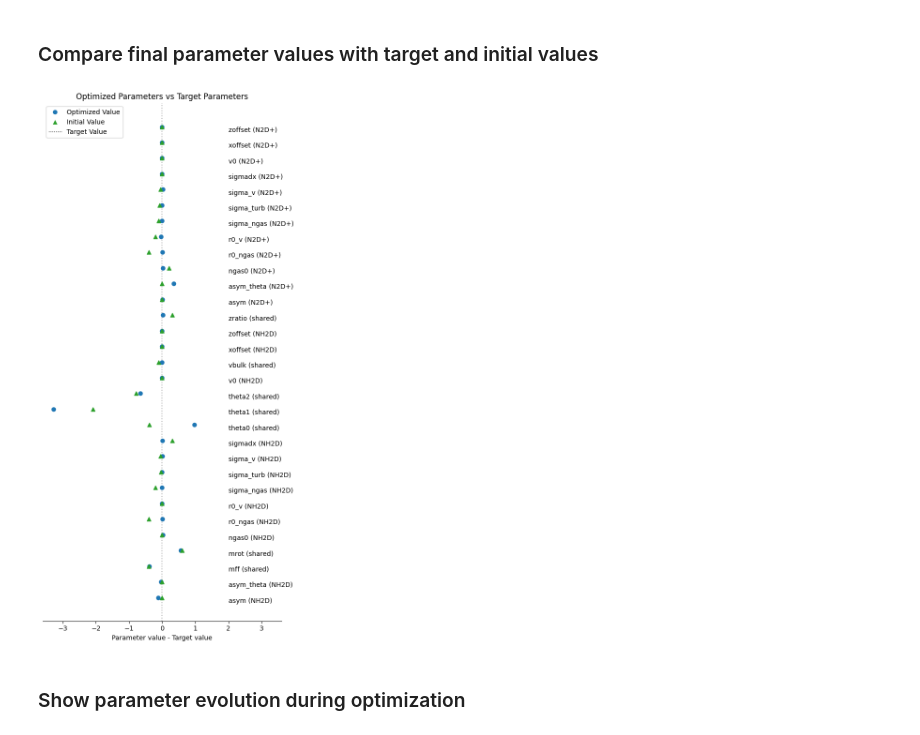
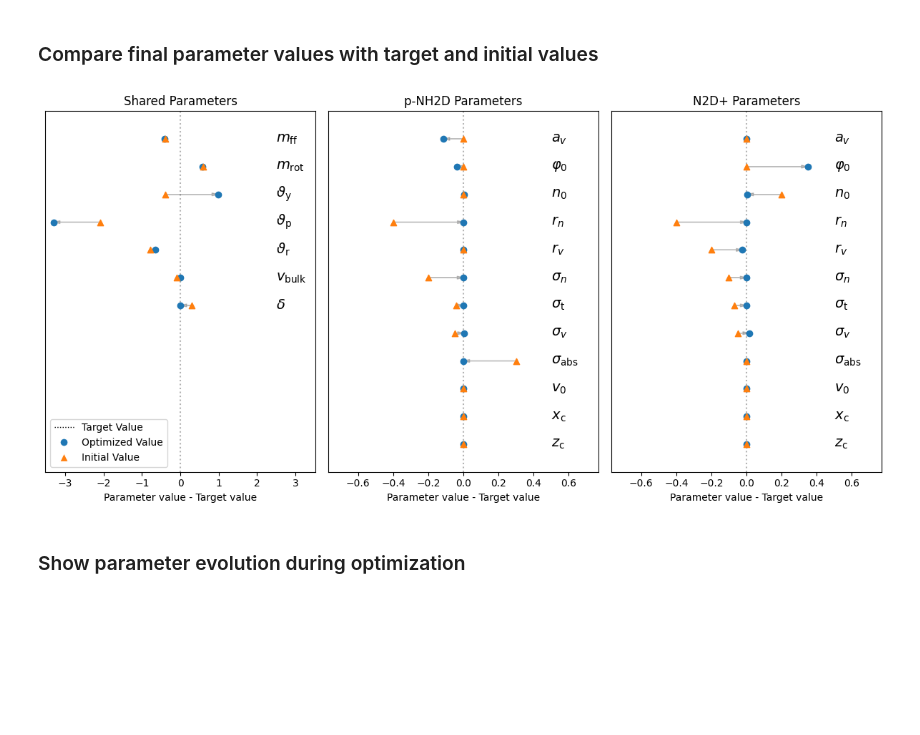
Before and after one commit to tgrassi/ppv_jax_public, a Jupyter notebook: test.ipynb, the cells around one changed output. Saved outputs shown, nothing was run; the diff lists cells and outputs as text; code cells hidden in the pictures; blank space fills up the shorter version.

```diff
--- a/test.ipynb
+++ b/test.ipynb
@@ -25,6 +27,6 @@ Load spectroscopic data from a PySpecKit model file
 # %%
 # define molecules to analyze
-molecules = ["NH2D", "N2D+"]
+molecules = ["p-NH2D", "N2D+"]
 
 # load line data for each molecule
 vprof_neutral, Iprof_neutral, freq0_neutral = get_lines(molecules[0])
@@ -32,3 +34,5 @@ vprof_ion, Iprof_ion, freq0_ion = get_lines(molecules[1])
 
 # define velocity channels for spectra
 vchans = jnp.linspace(velocity_channel_min, velocity_channel_max, number_of_velocity_channels)
+
+print("Spectral resolution (m/s): ", (vchans[1] - vchans[0])*1e3)
@@ -148,8 +177,8 @@ plot_profiles(models_init, molecules)
 # %%
-optimized_params = init_params
 params_history = {k: [v] for k, v in init_params.items()}
 
-optimized_params, ppvs_optimized, ems, optimized_models, params_history, loss_history = optimize(optimized_params, ppvs_target, model_args,
-                                                                                         learning_rate=1e-4, epochs=int(1e5), params_history=params_history,
+print("It takes a while to compile before starting optimization because JAX needs to compile the functions...")
+optimized_params, ppvs_optimized, ems, optimized_models, params_history, loss_history = optimize(init_params, ppvs_target, model_args,
+                                                                                         learning_rate=1e-4, params_history=params_history,
                                                                                          loss_target=loss_target)
 # %% [output]
@@ -251,56 +295,66 @@ plt.show()
 # %% [markdown]
 ### Compare final parameter values with target and initial values
 # %%
-fig = plt.figure(figsize=(6, 12))
+fig, axs = plt.subplots(1, 3, figsize=(12, 6))
 
-vmax = 0e0
-icount = 0
+vmax = [3.2, 0.7, 0.7]
+tpos = [2.5, 0.5, 0.5]
+acount = np.zeros_like(axs)
 for i in range(2):
-    for k in optimized_params.keys():
+    for k in sorted(optimized_params.keys()):
         ph = params_history[k]
         ph_target = target_params[k]
         ph_init = init_params[k]
         if type(ph[0]) != float:
             v = ph[-1][i]
             v_target = ph_target[i]
             v_init = ph_init[i]
-            lab = f"{k} ({molecules[i]})"
+            idx = i + 1
         else:
             if i >= 1:
                 continue
             v = ph[-1]
             v_target = ph_target
             v_init = ph_init
-            lab = f"{k} (shared)"
-        plt.scatter([v - v_target], [icount], color="tab:blue")
+            idx = 0
+
+        lab = f"{latex[k]}"
+        icount = -acount[idx]
+        ax = axs[idx]
+        acount[idx] += 1  # just to use idx variable
+
+        ax.scatter([v - v_target], [icount], color="tab:blue")
         #plt.scatter([icount], [v_target], color="tab:orange", marker='x')
-        plt.scatter([v_init - v_target], [icount], color="tab:green", marker='^')
-        plt.text(2., icount, lab, rotation=0, va='top', ha='left')
+        ax.scatter([v_init - v_target], [icount], color="tab:orange", marker='^')
+        ax.text(tpos[idx], icount, lab, rotation=0, va='center', ha='left', fontsize=14)
 
-        vmax = max(vmax, abs(v - v_target), abs(v_init - v_target))
+        dv = v - v_init
+        if abs(dv) > vmax[idx]*0.05:
+            ax.arrow(v_init - v_target, icount, dv, 0,
+                    length_includes_head=True, head_width=0.1, head_length=vmax[idx]*0.05, fc='gray', ec='gray', alpha=0.5, zorder=-999)
 
-        icount += 1
+for i, ax in enumerate(axs):
+    ax.axvline(0.0, color='k', linestyle=':', alpha=0.3, zorder=-999)
+    ax.set_yticks([])
+    ax.set_xlabel("Parameter value - Target value")
+    ax.set_xlim(-vmax[i]*1.1, vmax[i]*1.1)
+    ax.set_ylim(-acount.max(), 1)
 
-plt.axvline(0.0, color='k', linestyle=':', alpha=0.3, zorder=-999)
-plt.yticks([])
-plt.xlabel("Parameter value - Target value")
+axs[0].legend([plt.Line2D([0], [0], color='k', lw=1, ls=':', label='Target Value'),
+               plt.Line2D([0], [0], marker='o', color='w', label='Optimized Value', markerfacecolor='tab:blue', markersize=8),
+               plt.Line2D([0], [0], marker='^', color='w', label='Initial Value', markerfacecolor='tab:orange', markersize=8)],
+        ['Target Value', 'Optimized Value', 'Initial Value'], loc='lower left')
+
+axs[0].set_title("Shared Parameters")
+axs[1].set_title(f"{molecules[0]} Parameters")
+axs[2].set_title(f"{molecules[1]} Parameters")
+
+#plt.title("Optimized Parameters vs Target Parameters")
 plt.tight_layout()
-plt.legend([plt.Line2D([0], [0], marker='o', color='w', label='Optimized Value', markerfacecolor='tab:blue', markersize=8),
-            plt.Line2D([0], [0], marker='^', color='w', label='Initial Value', markerfacecolor='tab:green', markersize=8),
-            plt.Line2D([0], [0], color='k', lw=1, ls=':', label='Target Value')],
-           ['Optimized Value', 'Initial Value', 'Target Value'], loc='upper left')
-
-# remove top and right spines
-ax = plt.gca()
-ax.spines['top'].set_visible(False)
-ax.spines['right'].set_visible(False)
-ax.spines['left'].set_visible(False)
-plt.xlim(-vmax*1.1, vmax*1.1)
-plt.title("Optimized Parameters vs Target Parameters")
-plt.tight_layout()
+plt.savefig("optimized_parameters.pdf", bbox_inches='tight')
 plt.show()
 # %% [output]
-[figure, old version]
+[figure, new version]
 # %% [markdown]
 ### Show parameter evolution during optimization
 # %%
```
Also changed, not shown: parts of 30 cells of this notebook, 3 other files.
